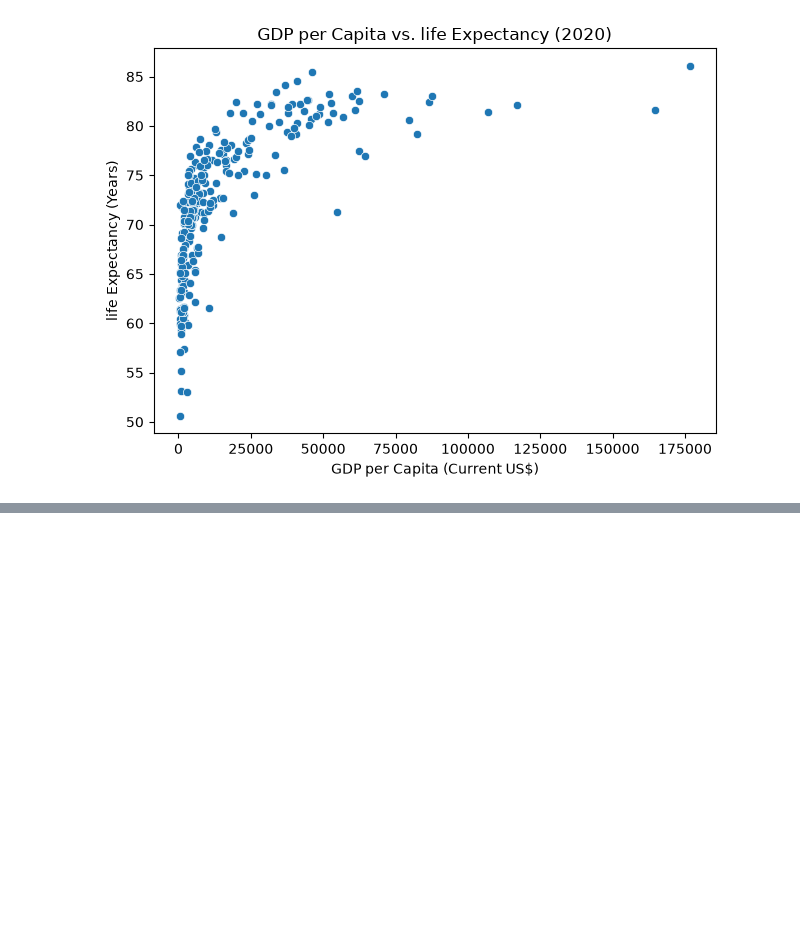
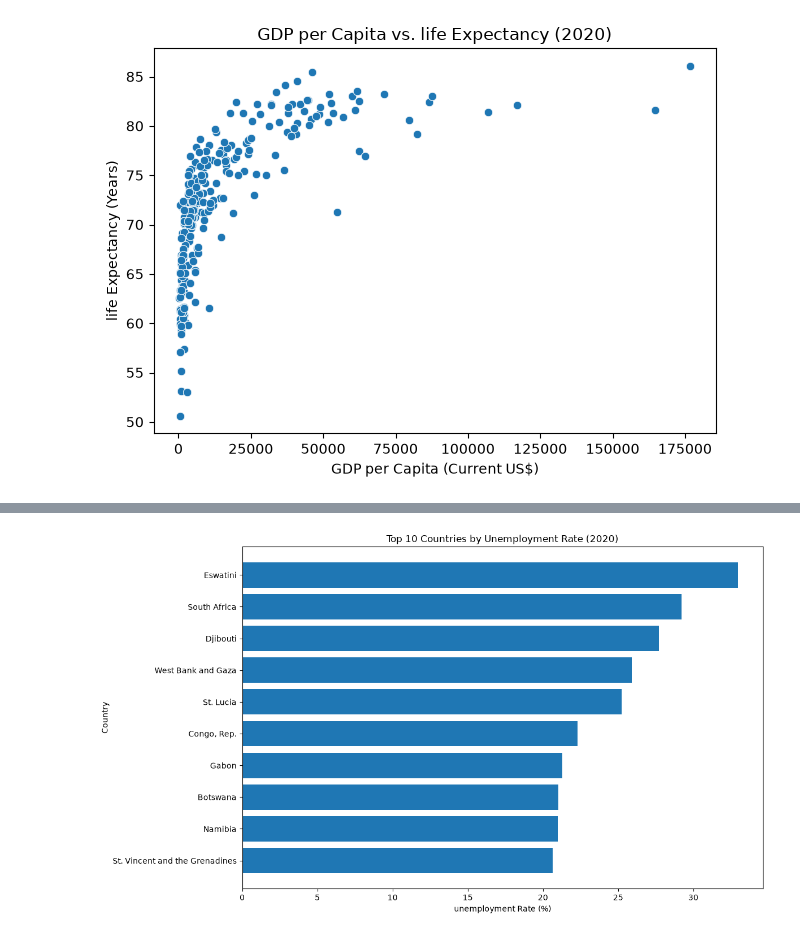
Before and after one commit to arezooadavi/world-development-indicators-analysis, a Jupyter notebook: WDI_Project.ipynb, the cells around one changed output, grey strips where cells are left out. Drawn from its saved outputs; the diff is of its cells as text; code cells hidden in the pictures; blank space fills up the shorter version.

```diff
--- a/WDI_Project.ipynb
+++ b/WDI_Project.ipynb
@@ -474,0 +510,5 @@ correlation: 0.64
+# %%
+unemployment_column="SL.UEM.TOTL.ZS"
+unemployment_df=country_df[["Country Name","Country Code",unemployment_column]].dropna()
+unemployment_df=unemployment_df.sort_values(by=unemployment_column,ascending=False)
+display(unemployment_df.head(10))
@@ -474,0 +527,12 @@ correlation: 0.64
+# %%
+top_unemployment=unemployment_df.head(10).sort_values(by=unemployment_column,ascending=True)
+plt .figure(figsize=(12,7))
+plt.barh(top_unemployment["Country Name"],
+         top_unemployment[unemployment_column])
+plt.title("Top 10 Countries by Unemployment Rate (2020)")
+plt.xlabel("unemployment Rate (%)")
+plt.ylabel("Country")
+plt.tight_layout()
+plt.show()
+# %% [output]
+[figure, added]
```
Also changed, not shown: parts of 10 cells of this notebook.
